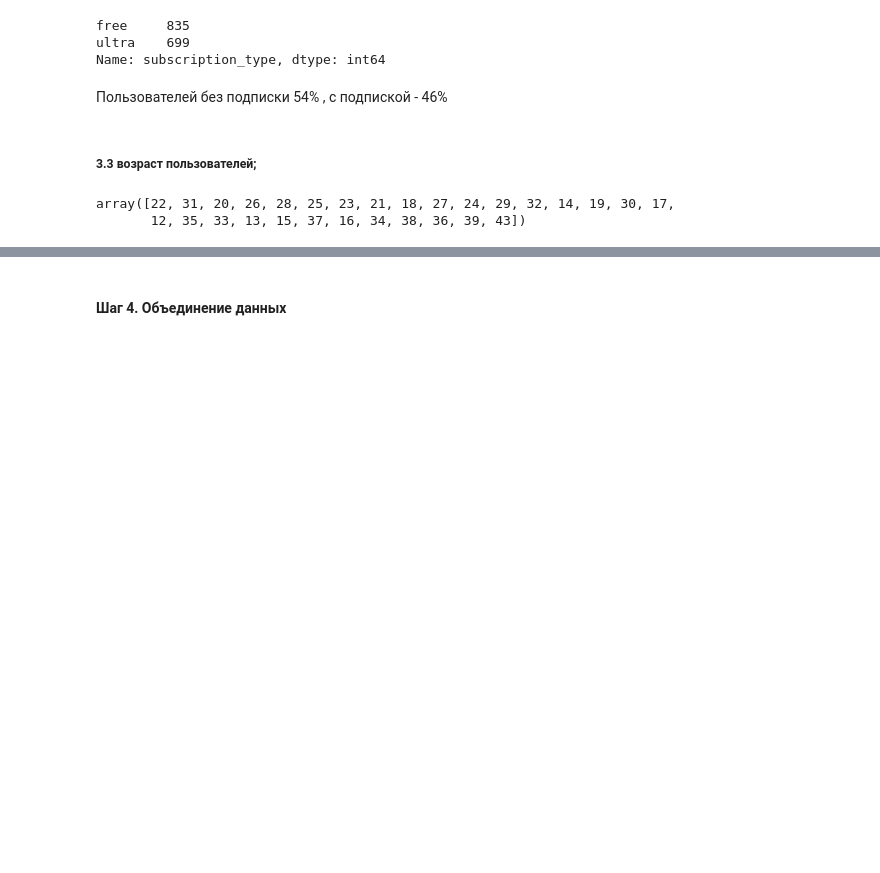
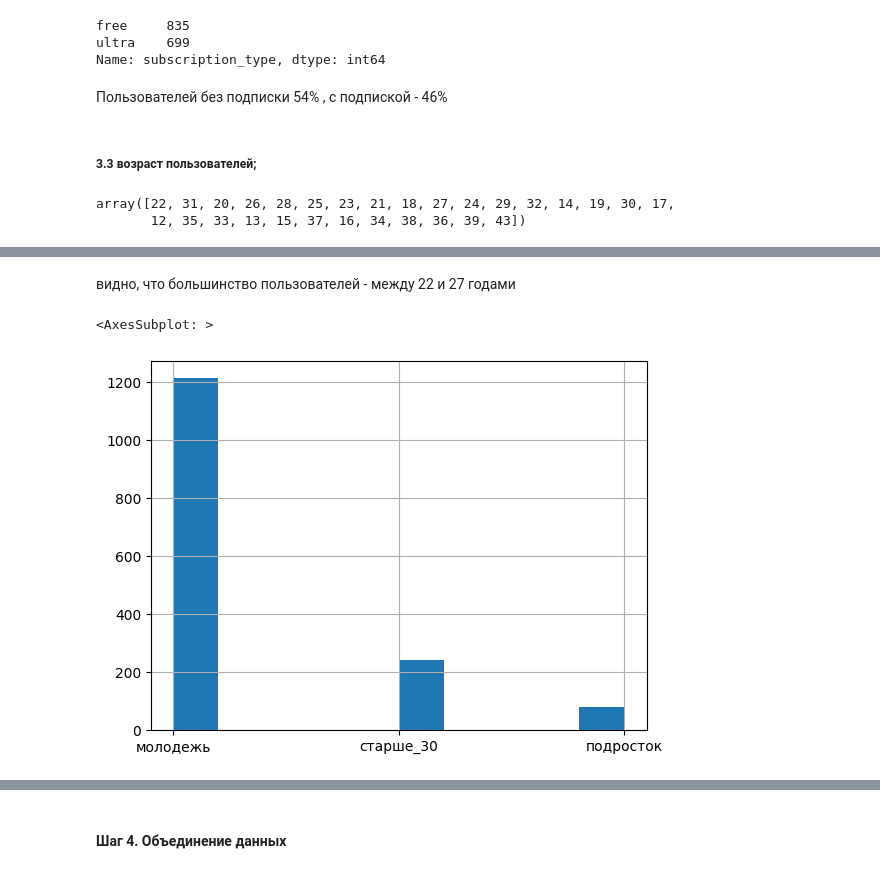
Before and after one commit to anthonypotekhin/studying, a Jupyter notebook: yandex_practicum/statistics_analysis_proj.ipynb, the cells around one changed output, grey strips where cells are left out. Saved outputs shown, nothing was run; the diff lists cells and outputs as text; code cells hidden in the pictures; blank space fills up the shorter version.

```diff
--- a/yandex_practicum/statistics_analysis_proj.ipynb
+++ b/yandex_practicum/statistics_analysis_proj.ipynb
@@ -264,0 +288,7 @@ array([22, 31, 20, 26, 28, 25, 23, 21, 18, 27, 24, 29, 32, 14, 19, 30, 17,
+# %% [markdown]
+видно, что большинство пользователей - между 22 и 27 годами
+# %%
+users_df.age_group.hist()
+# %% [output]
+<AxesSubplot: >
+[figure, added]
```
Also changed, not shown: parts of 40 cells of this notebook.
